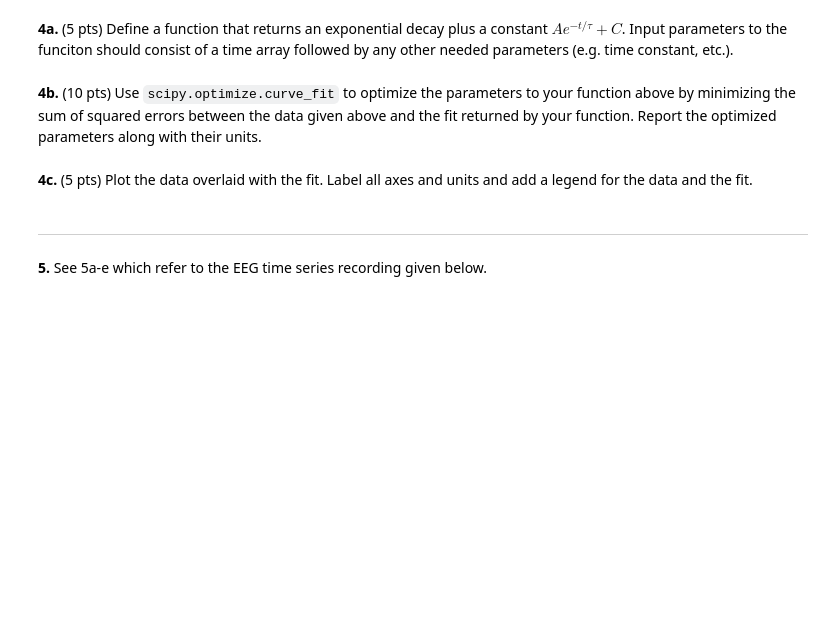
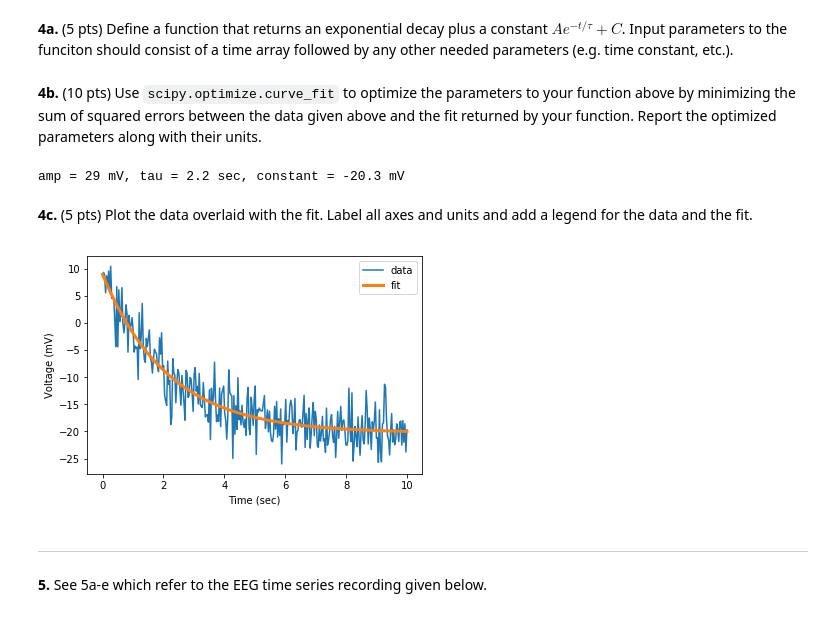
Before and after one commit to marcel-goldschen-ohm/NEU-337-Spring-2020, a Jupyter notebook: exams/midterm.ipynb, the cells around one changed output. Drawn from its saved outputs; the diff is of its cells as text; code cells hidden in the pictures; blank space fills up the shorter version.

```diff
--- a/exams/midterm.ipynb
+++ b/exams/midterm.ipynb
@@ -115,10 +138,28 @@ plt.ylabel('Voltage (mV)');
 [figure]
 # %% [markdown]
 **4a.** (5 pts) Define a function that returns an exponential decay plus a constant $A e^{-t/\tau} + C$. Input parameters to the funciton should consist of a time array followed by any other needed parameters (e.g. time constant, etc.).
+# %%
+def expDecay(time, amp, tau, constant):
+    return amp * np.exp(-time / tau) + constant
 # %% [markdown]
 **4b.** (10 pts) Use `scipy.optimize.curve_fit` to optimize the parameters to your function above by minimizing the sum of squared errors between the data given above and the fit returned by your function. Report the optimized parameters along with their units.
+# %%
+import scipy.optimize as opt
+result = opt.curve_fit(expDecay, time_sec, voltage_mV)
+amp, tau, constant = result[0]
+print(f"amp = {amp:.0f} mV, tau = {tau:.1f} sec, constant = {constant:0.1f} mV")
+# %% [output]
+amp = 29 mV, tau = 2.2 sec, constant = -20.3 mV
 # %% [markdown]
 **4c.** (5 pts) Plot the data overlaid with the fit. Label all axes and units and add a legend for the data and the fit.
+# %%
+plt.plot(time_sec, voltage_mV, label='data')
+plt.plot(time_sec, expDecay(time_sec, amp, tau, constant), lw=3, label='fit')
+plt.xlabel('Time (sec)')
+plt.ylabel('Voltage (mV)')
+plt.legend();
+# %% [output]
+[figure, added]
 # %% [markdown]
 ---
 **5.** See 5a-e which refer to the EEG time series recording given below.
```
Also changed, not shown: parts of 16 cells of this notebook.
